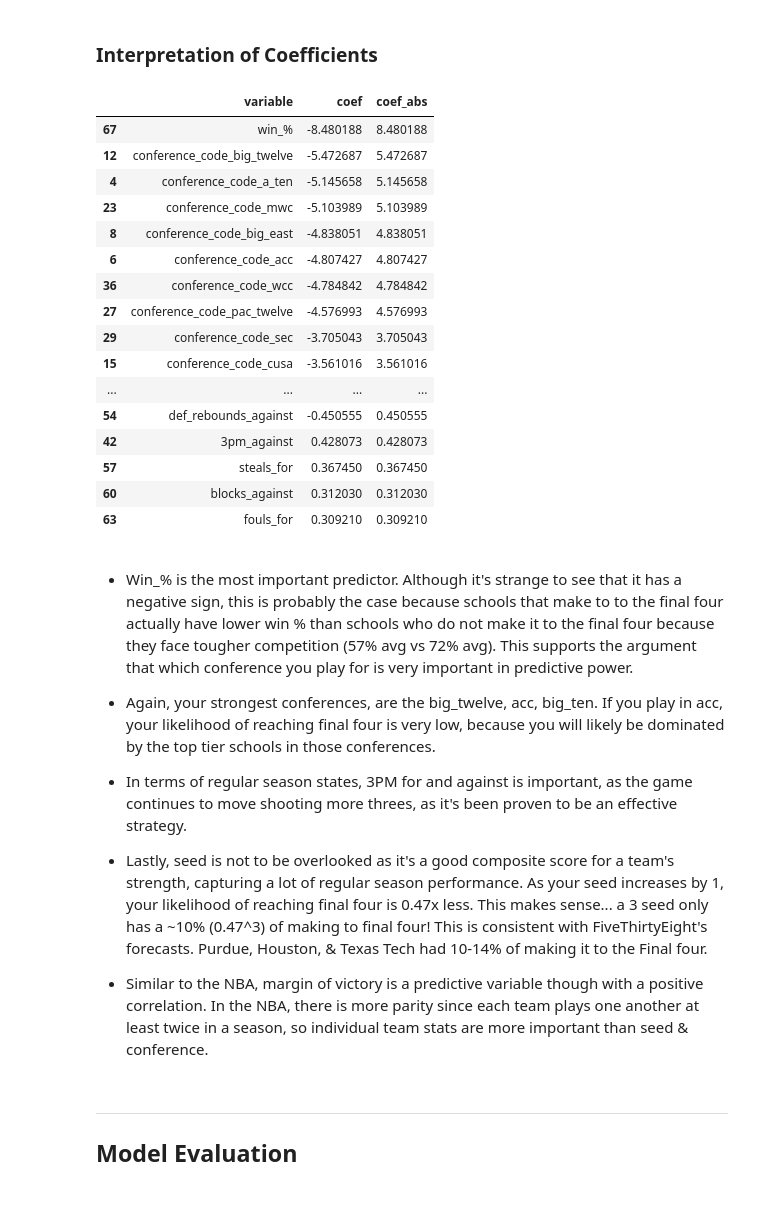
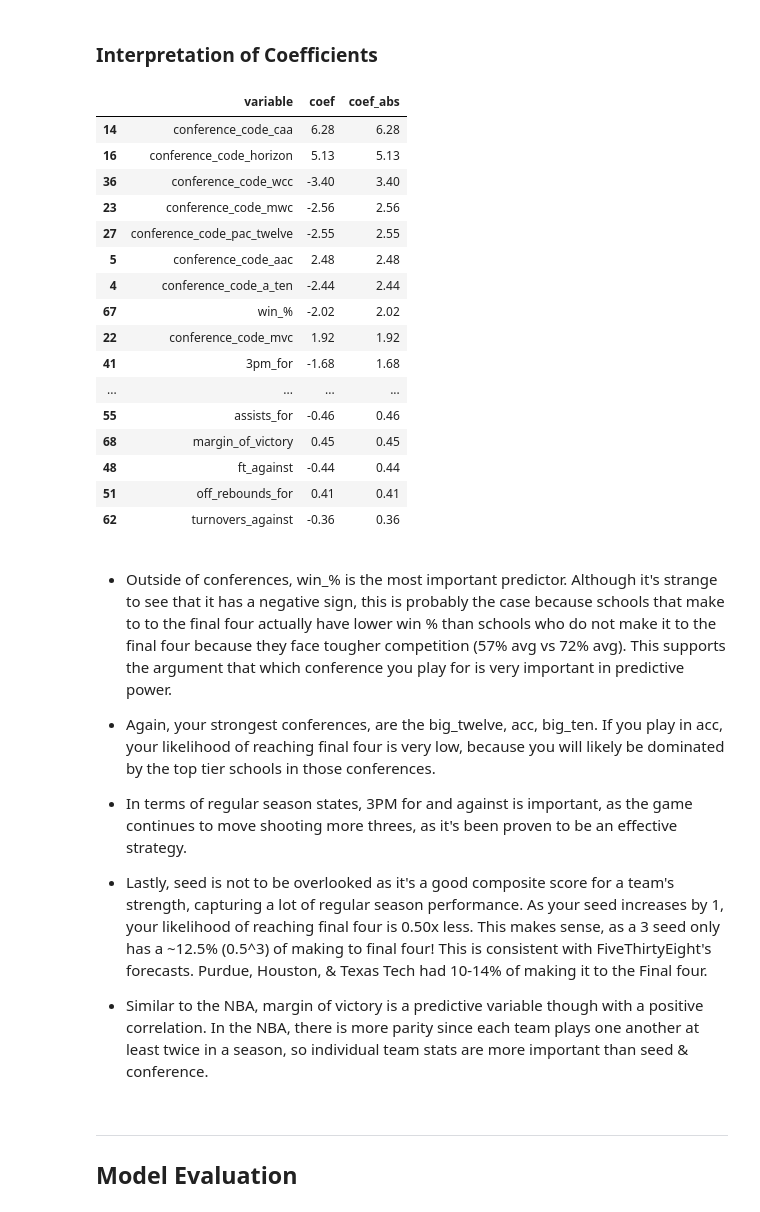
Before and after one commit to garrrychan/blog, a Jupyter notebook: jupyter/ncaa.ipynb, the cells around one changed output. Cells and saved outputs as stored; diff of their text form; code cells hidden in the pictures.

```diff
--- a/jupyter/ncaa.ipynb
+++ b/jupyter/ncaa.ipynb
@@ -1372,3 +716,11 @@ df['fouls_against'] = df['fouls_against']/df["games_total"]
+# %%
+df.loc[:,'points_for':'fouls_against'] = df[['points_for', 'points_against', 'fg_for', 'fg_against', '3pm_for', '3pm_against',
+ 'fga_for', 'fga_against', '3pa_for', '3pa_against', 'ft_for',
+ 'ft_against', 'fta_for', 'fta_against', 'off_rebounds_for',
+   'off_rebounds_against', 'def_rebounds_for', 'def_rebounds_against',
+   'assists_for', 'assists_against', 'steals_for', 'steals_against',
+   'blocks_for', 'blocks_against', 'turnovers_for', 'turnovers_against',
+   'fouls_for', 'fouls_against']].apply(lambda x: x / df.game_total)
 # %% [markdown]
 ## Transform and add new features
 
@@ -1376,7 +728,7 @@ Let's use some advanced metrics from the NBA.
 Note, opponent % are kept as to gauge defense as well.
 # %%
 # Now, instead of games_won and games_lost, let's combine this into win_%
-df['win_%']=df["games_won"]/df["games_total"]
+df['win_%']=df["game_won"]/df["game_total"]
 
 # +/- point differential aka margin of victory
 df["margin_of_victory"]=df["points_for"]-df["points_against"]
@@ -1395,10 +747,7 @@ df['ft%_for'] = df['ft_for']/X['fta_for']
 df['ft%_against'] = df['ft_against']/df['fta_against']
 # %%
 # drop games won, lost, its redundant with win_%
-df = df.drop(["games_won","games_lost"],axis=1)
+df = df.drop(["game_won","game_lost"],axis=1)
 # %%
-# 33 games have no data, probably from SMOTE these teams don't exist. Let's just drop for now since I'm getting NaN.
-# df[df["win_%"].isna()].index
-df = df.drop([1036, 1049, 1134, 1150, 1158, 1187, 1216, 1299, 1310, 1341, 1353,
-            1361, 1375, 1389, 1434, 1444, 1452, 1492, 1528, 1530, 1533, 1572,
-            1624, 1643, 1653, 1711, 1720, 1749, 1760, 1783, 1850, 1851])
+# Some games have no data, probably from sampling these teams don't exist. Let's just drop for now since I'm getting NaN.
+df.dropna(inplace=True)
@@ -1473,34 +814,34 @@ table {float:left}
 # %%
 lasso_coef = pd.DataFrame(list(zip(X_train.columns,logreg_lasso_1.coef_.T[:,0])))
 lasso_coef.columns = ["variable","coef"]
 lasso_coef["coef_abs"]=abs(lasso_coef["coef"])
-lasso_coef.sort_values(by="coef_abs",ascending=False)[0:25]
+HTML(lasso_coef.sort_values(by="coef_abs",ascending=False)[0:25].to_html(classes='table table-responsive table-striped'))
 # %% [output]
 |  | variable | coef | coef_abs |
-| 67 | win_% | -8.480188 | 8.480188 |
-| 12 | conference_code_big_twelve | -5.472687 | 5.472687 |
-| 4 | conference_code_a_ten | -5.145658 | 5.145658 |
-| 23 | conference_code_mwc | -5.103989 | 5.103989 |
-| 8 | conference_code_big_east | -4.838051 | 4.838051 |
-| 6 | conference_code_acc | -4.807427 | 4.807427 |
-| 36 | conference_code_wcc | -4.784842 | 4.784842 |
-| 27 | conference_code_pac_twelve | -4.576993 | 4.576993 |
-| 29 | conference_code_sec | -3.705043 | 3.705043 |
-| 15 | conference_code_cusa | -3.561016 | 3.561016 |
+| 14 | conference_code_caa | 6.28 | 6.28 |
+| 16 | conference_code_horizon | 5.13 | 5.13 |
+| 36 | conference_code_wcc | -3.40 | 3.40 |
+| 23 | conference_code_mwc | -2.56 | 2.56 |
+| 27 | conference_code_pac_twelve | -2.55 | 2.55 |
+| 5 | conference_code_aac | 2.48 | 2.48 |
+| 4 | conference_code_a_ten | -2.44 | 2.44 |
+| 67 | win_% | -2.02 | 2.02 |
+| 22 | conference_code_mvc | 1.92 | 1.92 |
+| 41 | 3pm_for | -1.68 | 1.68 |
 | ... | ... | ... | ... |
-| 54 | def_rebounds_against | -0.450555 | 0.450555 |
-| 42 | 3pm_against | 0.428073 | 0.428073 |
-| 57 | steals_for | 0.367450 | 0.367450 |
-| 60 | blocks_against | 0.312030 | 0.312030 |
-| 63 | fouls_for | 0.309210 | 0.309210 |
+| 55 | assists_for | -0.46 | 0.46 |
+| 68 | margin_of_victory | 0.45 | 0.45 |
+| 48 | ft_against | -0.44 | 0.44 |
+| 51 | off_rebounds_for | 0.41 | 0.41 |
+| 62 | turnovers_against | -0.36 | 0.36 |
 # %% [markdown]
-* Win_% is the most important predictor. Although it's strange to see that it has a negative sign, this is probably the case because schools that make to to the final four actually have lower win % than schools who do not make it to the final four because they face tougher competition (57% avg vs 72% avg). This supports the argument that which conference you play for is very important in predictive power.
+* Outside of conferences, win_% is the most important predictor. Although it's strange to see that it has a negative sign, this is probably the case because schools that make to to the final four actually have lower win % than schools who do not make it to the final four because they face tougher competition (57% avg vs 72% avg). This supports the argument that which conference you play for is very important in predictive power.
 
 * Again, your strongest conferences, are the big_twelve, acc, big_ten. If you play in acc, your likelihood of reaching final four is very low, because you will likely be dominated by the top tier schools in those conferences.
 
 * In terms of regular season states, 3PM for and against is important, as the game continues to move shooting more threes, as it's been proven to be an effective strategy.
 
-* Lastly, seed is not to be overlooked as it's a good composite score for a team's strength, capturing a lot of regular season performance. As your seed increases by 1, your likelihood of reaching final four is 0.47x less. This makes sense... a 3 seed only has a ~10% (0.47^3) of making to final four! This is consistent with FiveThirtyEight's forecasts. Purdue, Houston, & Texas Tech had 10-14% of making it to the Final four.
+* Lastly, seed is not to be overlooked as it's a good composite score for a team's strength, capturing a lot of regular season performance. As your seed increases by 1, your likelihood of reaching final four is 0.50x less. This makes sense, as a 3 seed only has a ~12.5% (0.5^3) of making to final four! This is consistent with FiveThirtyEight's forecasts. Purdue, Houston, & Texas Tech had 10-14% of making it to the Final four.
 
 * Similar to the NBA, margin of victory is a predictive variable though with a positive correlation. In the NBA, there is more parity since each team plays one another at least twice in a season, so individual team stats are more important than seed & conference.
 # %% [markdown]
```
Also changed, not shown: parts of 103 cells of this notebook, 28 other files.
